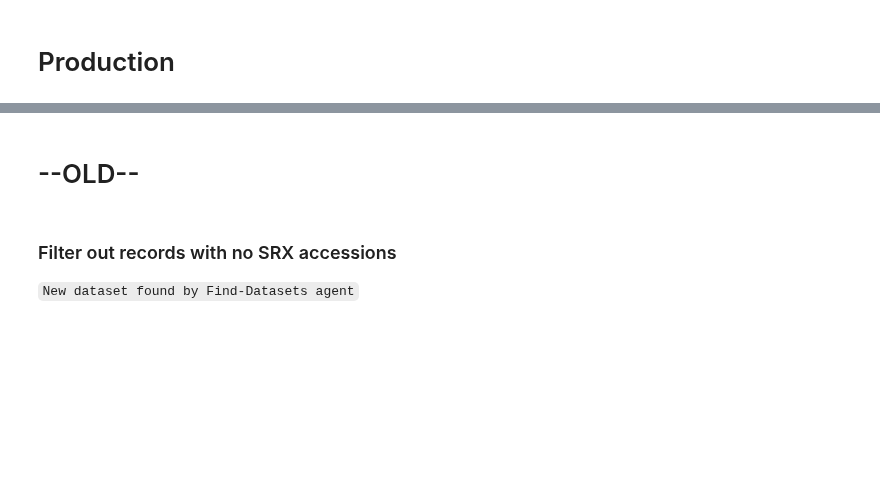
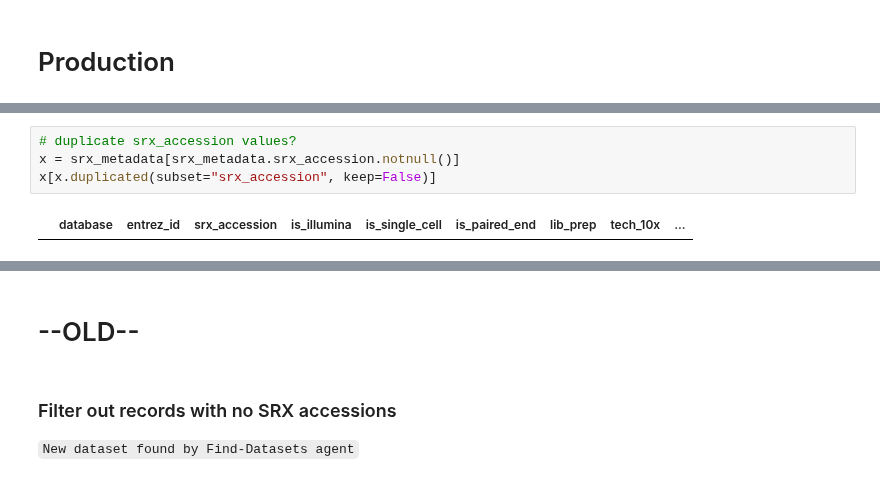
Before and after one commit to timoast/SRAgent, a Jupyter notebook: notebooks/db_check.ipynb, the cells around one changed output, grey strips where cells are left out. Saved outputs shown, nothing was run; the diff lists cells and outputs as text; blank space fills up the shorter version.

```diff
--- a/notebooks/db_check.ipynb
+++ b/notebooks/db_check.ipynb
@@ -90,0 +89,6 @@ srx_metadata
+# %%
+# duplicate srx_accession values?
+x = srx_metadata[srx_metadata.srx_accession.notnull()]
+x[x.duplicated(subset="srx_accession", keep=False)]
+# %% [output]
+|  | database | entrez_id | srx_accession | is_illumina | is_single_cell | is_paired_end | lib_prep | tech_10x | ... |
```
Also changed, not shown: parts of 16 cells of this notebook, 9 other files.
